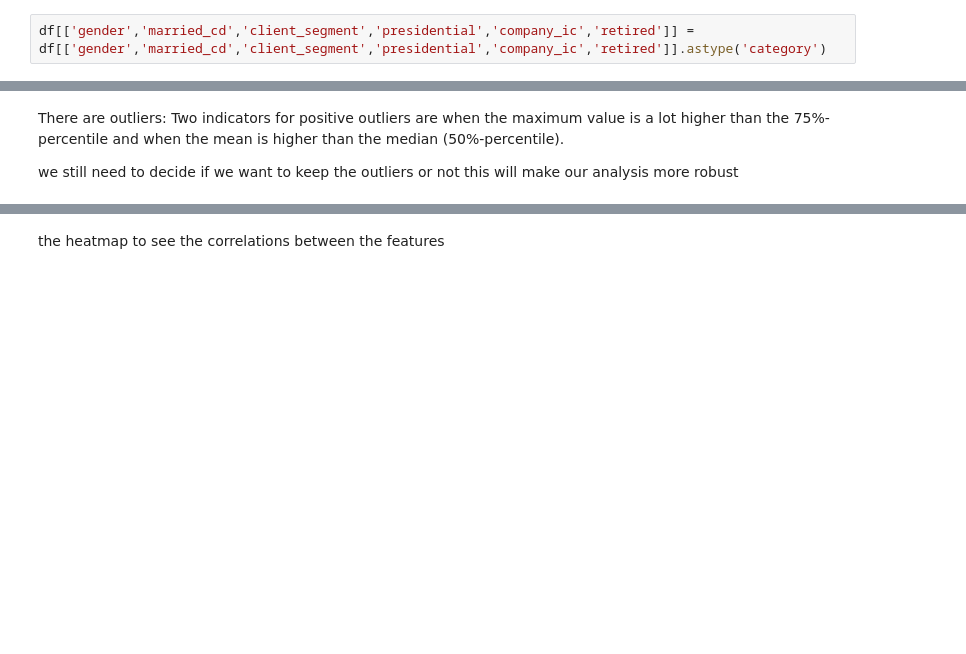
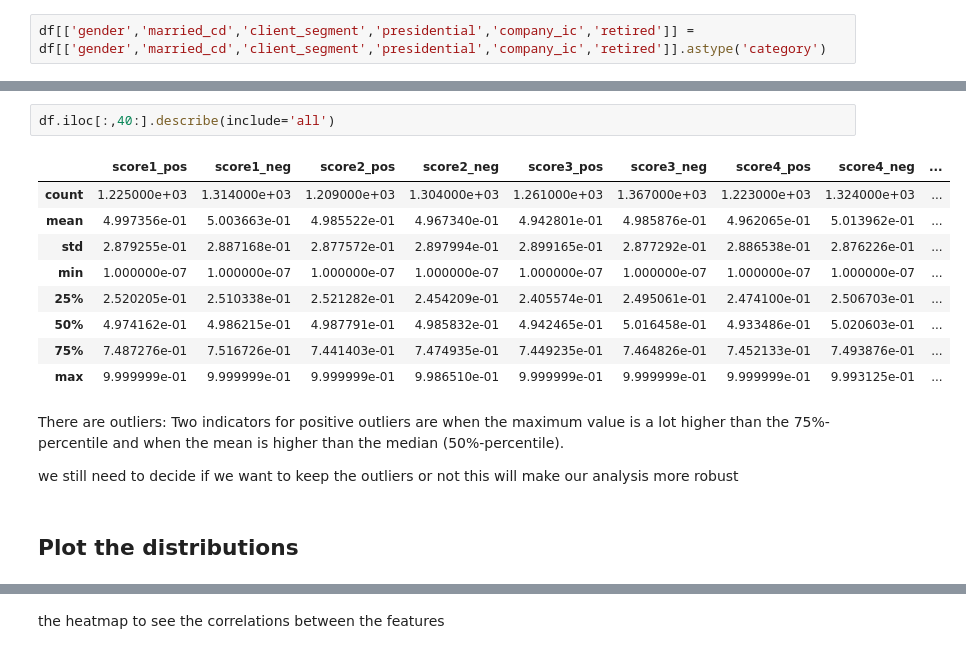
Before and after one commit to Vicba/SchoolProject, a Jupyter notebook: Project.ipynb, the cells around one changed output, grey strips where cells are left out. Drawn from its saved outputs; the diff is of its cells as text; blank space fills up the shorter version.

```diff
--- a/Project.ipynb
+++ b/Project.ipynb
@@ -67,4 +123,18 @@ df.iloc[:,0:15].describe(include='all')
+# %%
+df.iloc[:,40:].describe(include='all')
+# %% [output]
+|  | score1_pos | score1_neg | score2_pos | score2_neg | score3_pos | score3_neg | score4_pos | score4_neg | ... |
+| count | 1.225000e+03 | 1.314000e+03 | 1.209000e+03 | 1.304000e+03 | 1.261000e+03 | 1.367000e+03 | 1.223000e+03 | 1.324000e+03 | ... |
+| mean | 4.997356e-01 | 5.003663e-01 | 4.985522e-01 | 4.967340e-01 | 4.942801e-01 | 4.985876e-01 | 4.962065e-01 | 5.013962e-01 | ... |
+| std | 2.879255e-01 | 2.887168e-01 | 2.877572e-01 | 2.897994e-01 | 2.899165e-01 | 2.877292e-01 | 2.886538e-01 | 2.876226e-01 | ... |
+| min | 1.000000e-07 | 1.000000e-07 | 1.000000e-07 | 1.000000e-07 | 1.000000e-07 | 1.000000e-07 | 1.000000e-07 | 1.000000e-07 | ... |
+| 25% | 2.520205e-01 | 2.510338e-01 | 2.521282e-01 | 2.454209e-01 | 2.405574e-01 | 2.495061e-01 | 2.474100e-01 | 2.506703e-01 | ... |
+| 50% | 4.974162e-01 | 4.986215e-01 | 4.987791e-01 | 4.985832e-01 | 4.942465e-01 | 5.016458e-01 | 4.933486e-01 | 5.020603e-01 | ... |
+| 75% | 7.487276e-01 | 7.516726e-01 | 7.441403e-01 | 7.474935e-01 | 7.449235e-01 | 7.464826e-01 | 7.452133e-01 | 7.493876e-01 | ... |
+| max | 9.999999e-01 | 9.999999e-01 | 9.999999e-01 | 9.986510e-01 | 9.999999e-01 | 9.999999e-01 | 9.999999e-01 | 9.993125e-01 | ... |
 # %% [markdown]
 There are outliers: Two indicators for positive outliers are when the maximum value is a lot higher than the 75%-percentile and when the mean is higher than the median (50%-percentile).
 
 we still need to decide if we want to keep the outliers or not this will make our analysis more robust
+# %% [markdown]
+## Plot the distributions
```
Also changed, not shown: parts of 15 cells of this notebook, 1 other file.
